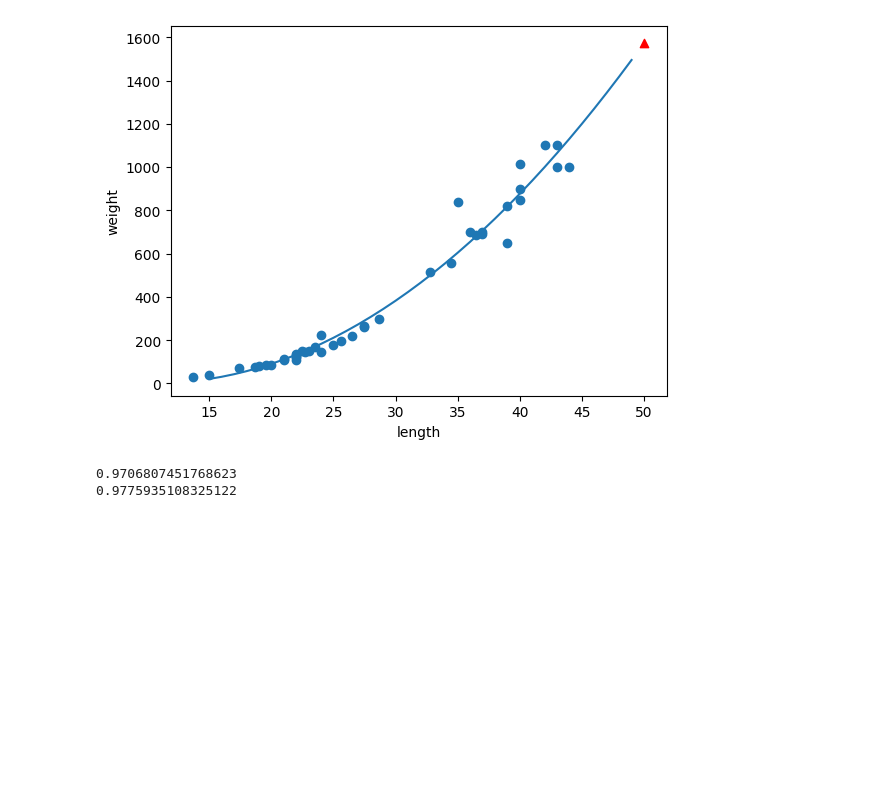
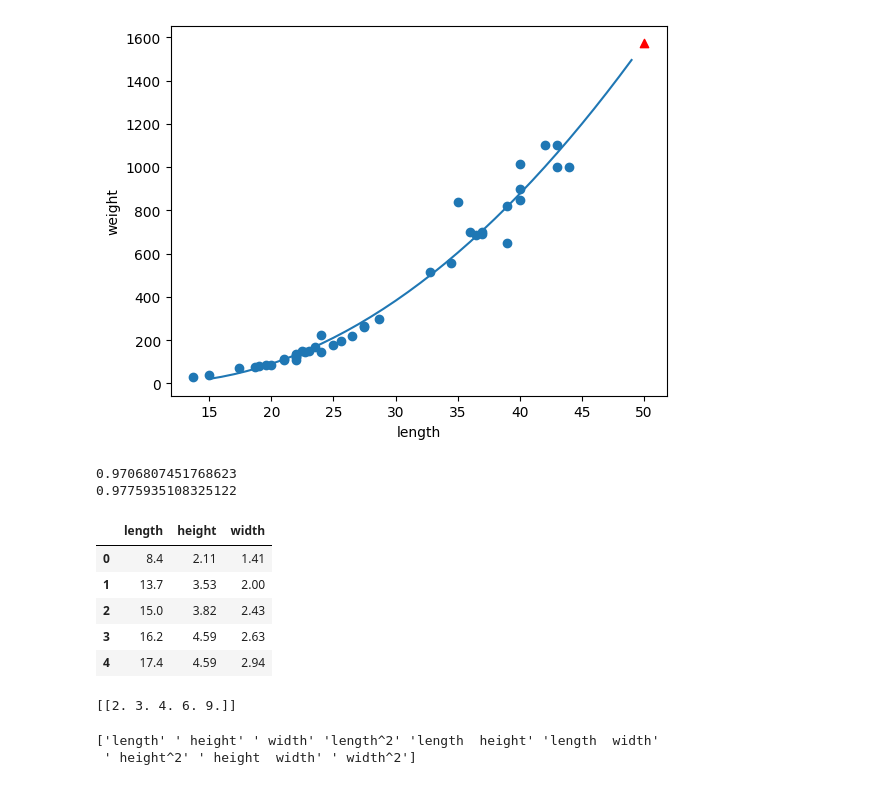
Before and after one commit to HP657/ML-DL-Study, a Jupyter notebook: perch.ipynb, the cells around one changed output. Drawn from its saved outputs; the diff is of its cells as text; code cells hidden in the pictures; blank space fills up the shorter version.

```diff
--- a/perch.ipynb
+++ b/perch.ipynb
@@ -181,3 +182,15 @@ print(lr.score(test_poly, test_target))
 # %% [output]
 0.9706807451768623
 0.9775935108325122
+# %%
+import pandas as pd
+
+perch_full = pd.read_csv("https://bit.ly/perch_csv_data")
+perch_full.head()
+# %% [output]
+|  | length | height | width |
+| 0 | 8.4 | 2.11 | 1.41 |
+| 1 | 13.7 | 3.53 | 2.00 |
+| 2 | 15.0 | 3.82 | 2.43 |
+| 3 | 16.2 | 4.59 | 2.63 |
+| 4 | 17.4 | 4.59 | 2.94 |
@@ -183,0 +208,15 @@ print(lr.score(test_poly, test_target))
+# %%
+from sklearn.preprocessing import PolynomialFeatures
+poly = PolynomialFeatures(include_bias = False)
+poly.fit([[2, 3]])
+print(poly.transform([[2, 3]]))
+# %% [output]
+[[2. 3. 4. 6. 9.]]
+# %%
+poly = PolynomialFeatures(include_bias = False)
+poly.fit(train_input)
+train_poly = poly.transform(train_input)
+print(poly.get_feature_names_out())
+# %% [output]
+['length' ' height' ' width' 'length^2' 'length  height' 'length  width'
+ ' height^2' ' height  width' ' width^2']
```
Also changed, not shown: parts of 6 cells of this notebook.
